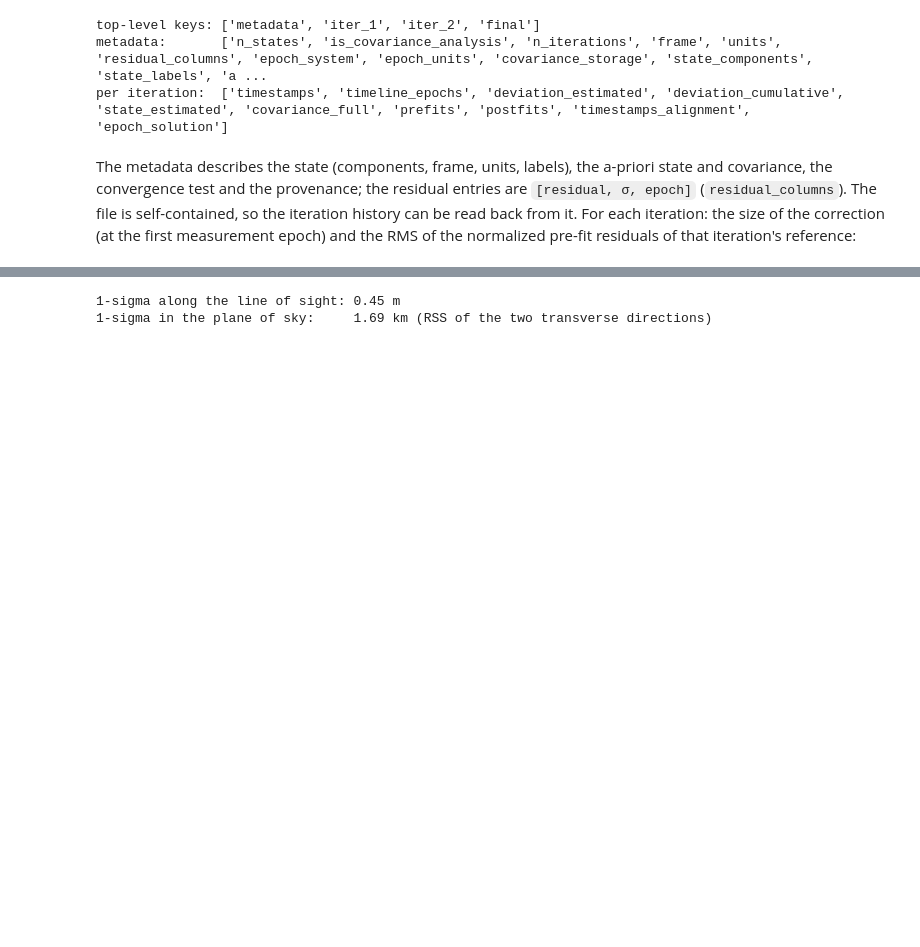
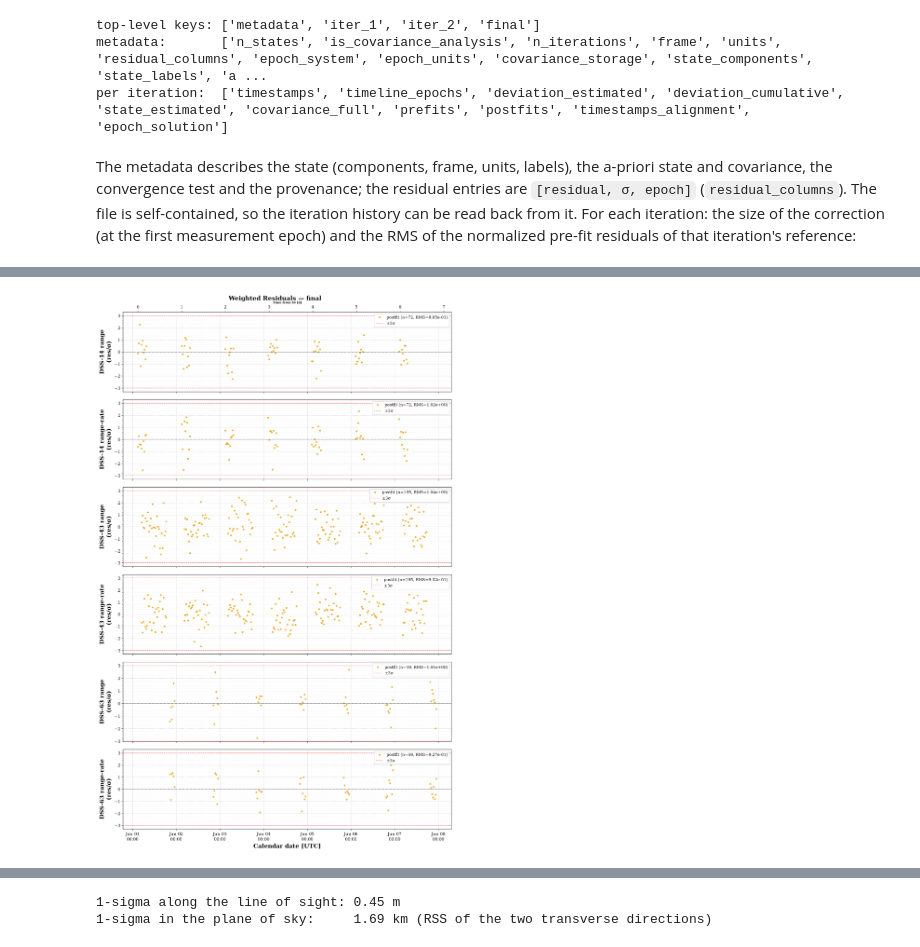
Before and after one commit to CCAR-ORCCA/scarabaeus, a Jupyter notebook: tutorials/v2/06_first_od_solution.ipynb, the cells around one changed output, grey strips where cells are left out. Cells and saved outputs as stored; diff of their text form; code cells hidden in the pictures; blank space fills up the shorter version.

```diff
--- a/tutorials/v2/06_first_od_solution.ipynb
+++ b/tutorials/v2/06_first_od_solution.ipynb
@@ -293,0 +166,4 @@ At convergence the reference trajectory *is* the estimate: the last correction i
+# %%
+scb.Plotting.plot_residuals_json(out / "solution.json", iteration="final", kind="postfit", weighted=True, time_unit="day");
+# %% [output]
+[figure, added]
```
Also changed, not shown: parts of 34 cells of this notebook, 9 other files.
